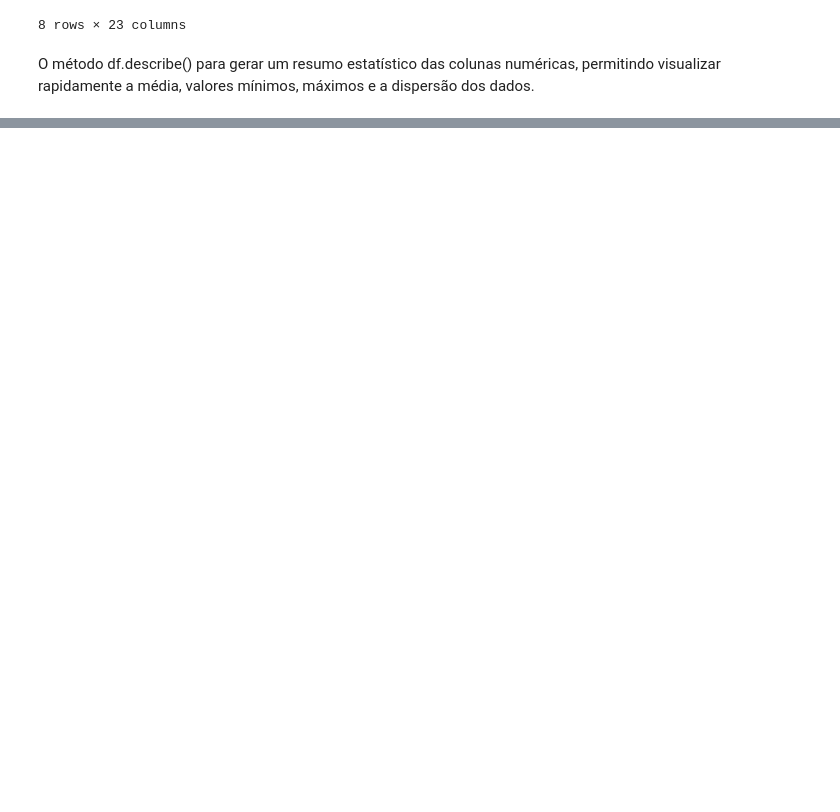
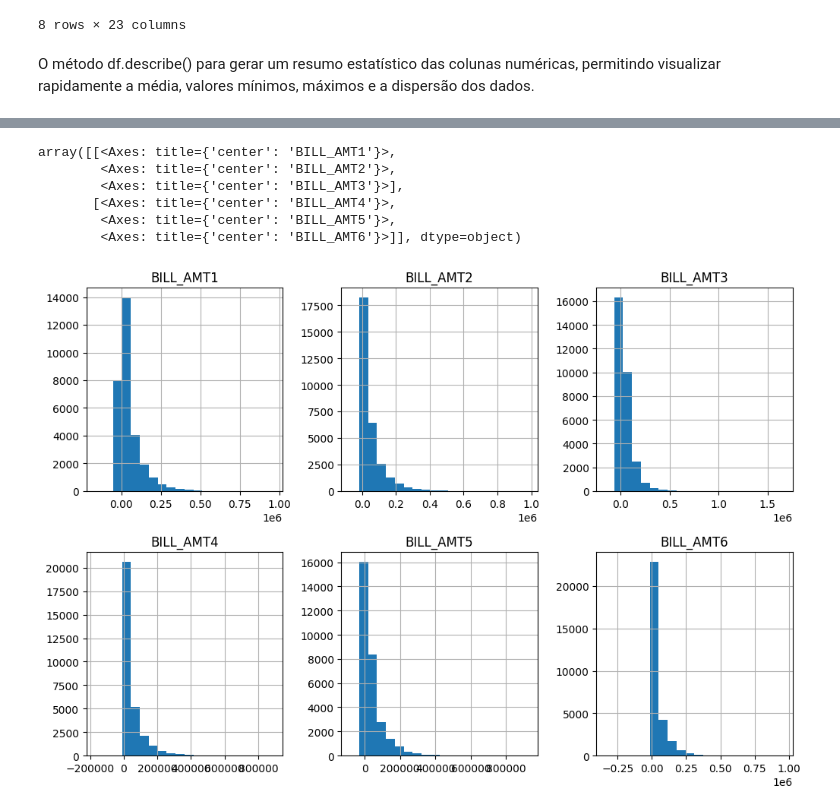
Before and after one commit to euaninhagoess/Analise-dados, a Jupyter notebook: GoogleColabAnaClara.ipynb, the cells around one changed output, grey strips where cells are left out. Drawn from its saved outputs; the diff is of its cells as text; code cells hidden in the pictures; blank space fills up the shorter version.

```diff
--- a/GoogleColabAnaClara.ipynb
+++ b/GoogleColabAnaClara.ipynb
@@ -123,0 +135,4 @@ O método df.describe() para gerar um resumo estatístico das colunas numéricas
+# %%
+colunas_feitas = [
+    'PAY_AMT1','PAY_AMT2','PAY_AMT3','PAY_AMT4','PAY_AMT5','PAY_AMT6'
+]
@@ -123,0 +141,5 @@ O método df.describe() para gerar um resumo estatístico das colunas numéricas
+# %%
+colunas_restantes = [
+    col for col in df.columns
+    if (('BILL' in col) and col not in colunas_feitas)
+]
@@ -123,0 +170,10 @@ O método df.describe() para gerar um resumo estatístico das colunas numéricas
+# %%
+df[colunas_restantes].hist(bins=20, figsize=(12,8), layout=(2,3))
+# %% [output]
+array([[<Axes: title={'center': 'BILL_AMT1'}>,
+        <Axes: title={'center': 'BILL_AMT2'}>,
+        <Axes: title={'center': 'BILL_AMT3'}>],
+       [<Axes: title={'center': 'BILL_AMT4'}>,
+        <Axes: title={'center': 'BILL_AMT5'}>,
+        <Axes: title={'center': 'BILL_AMT6'}>]], dtype=object)
+[figure, added]
```
Also changed, not shown: parts of 12 cells of this notebook.
